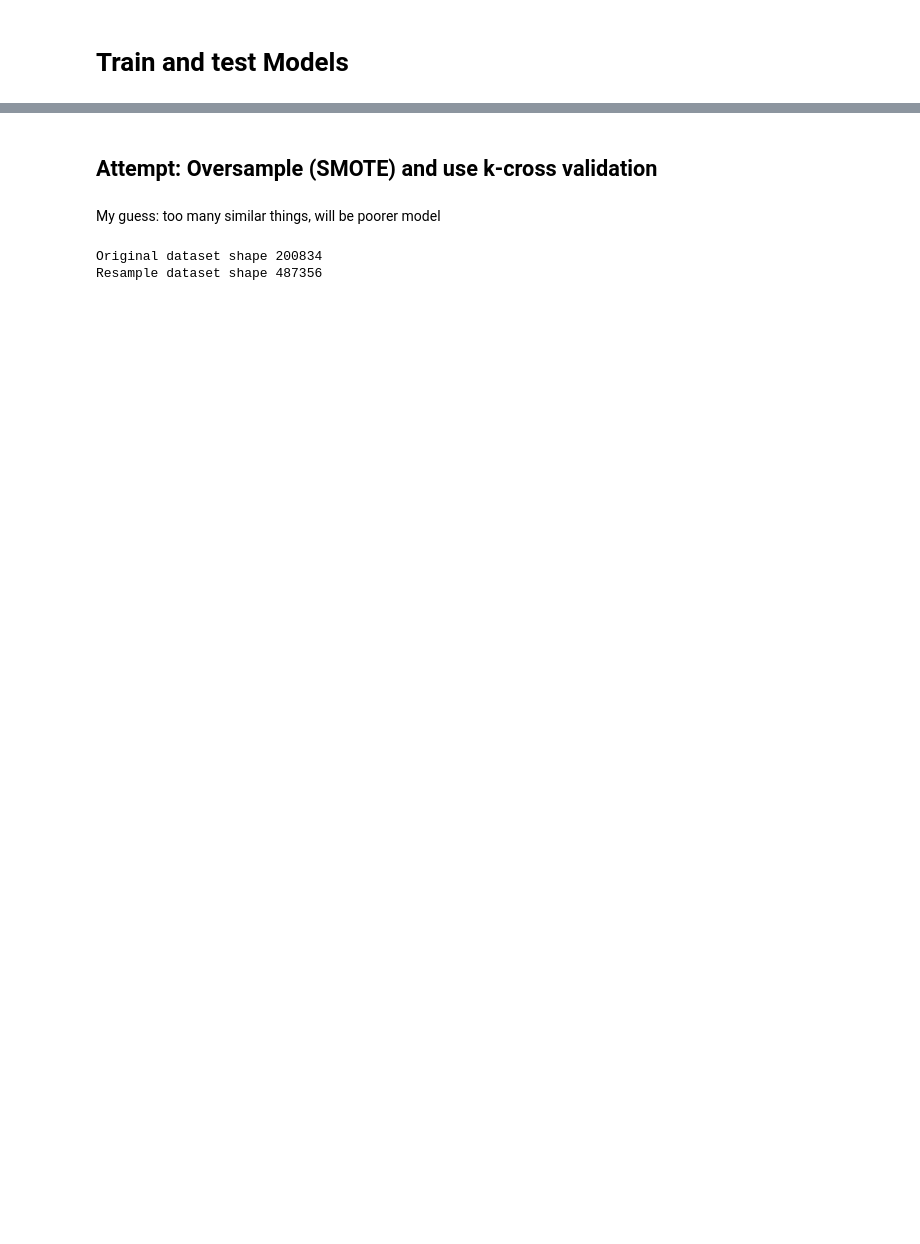
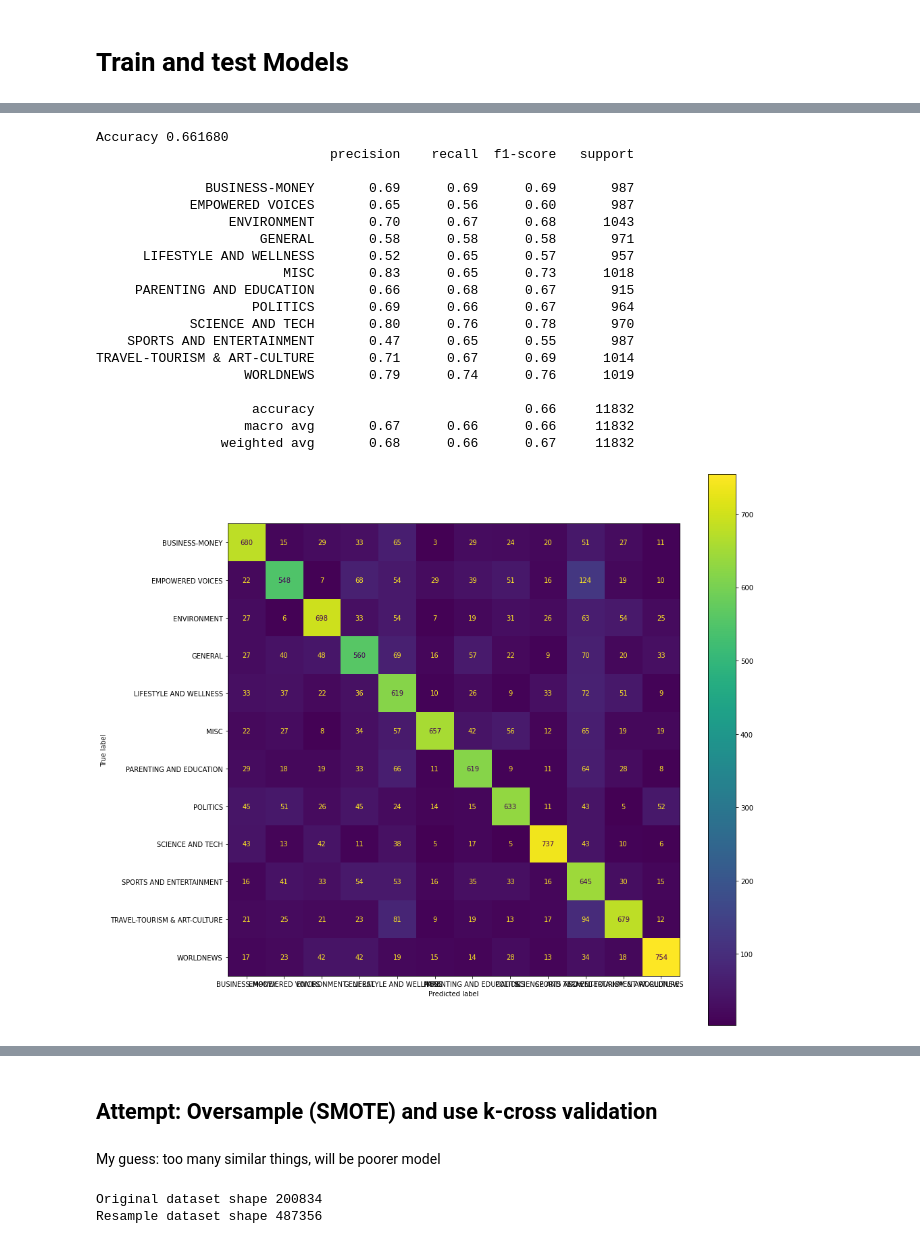
Before and after one commit to michael0419/TitleSkimmerDataAnalytics, a Jupyter notebook: jupyterNotebooks/HuffingtonPostExploratory.ipynb, the cells around one changed output, grey strips where cells are left out. Saved outputs shown, nothing was run; the diff lists cells and outputs as text; code cells hidden in the pictures; blank space fills up the shorter version.

```diff
--- a/jupyterNotebooks/HuffingtonPostExploratory.ipynb
+++ b/jupyterNotebooks/HuffingtonPostExploratory.ipynb
@@ -314,0 +426,23 @@ X_train, X_test, y_train, y_test = train_test_split(X_rus, y_rus, test_size=0.2,
+# %%
+build_and_eval_model(model = svm.SVC(), X = X, y = y)
+# %% [output]
+Accuracy 0.661680
+                              precision    recall  f1-score   support
+
+              BUSINESS-MONEY       0.69      0.69      0.69       987
+            EMPOWERED VOICES       0.65      0.56      0.60       987
+                 ENVIRONMENT       0.70      0.67      0.68      1043
+                     GENERAL       0.58      0.58      0.58       971
+      LIFESTYLE AND WELLNESS       0.52      0.65      0.57       957
+                        MISC       0.83      0.65      0.73      1018
+     PARENTING AND EDUCATION       0.66      0.68      0.67       915
+                    POLITICS       0.69      0.66      0.67       964
+            SCIENCE AND TECH       0.80      0.76      0.78       970
+    SPORTS AND ENTERTAINMENT       0.47      0.65      0.55       987
+TRAVEL-TOURISM & ART-CULTURE       0.71      0.67      0.69      1014
+                   WORLDNEWS       0.79      0.74      0.76      1019
+
+                    accuracy                           0.66     11832
+                   macro avg       0.67      0.66      0.66     11832
+                weighted avg       0.68      0.66      0.67     11832
+[figure, added]
```
Also changed, not shown: parts of 25 cells of this notebook, 1 other file.
